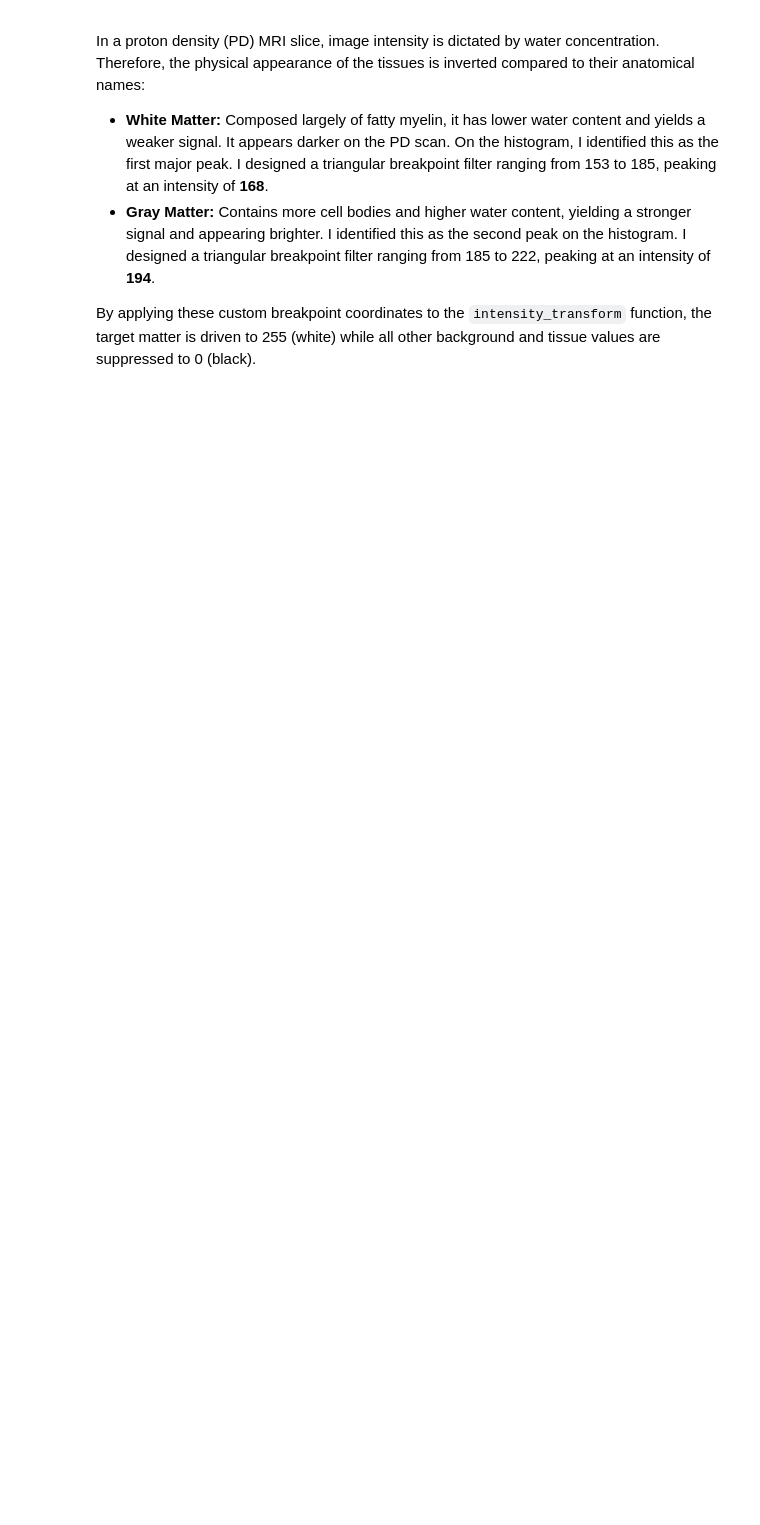
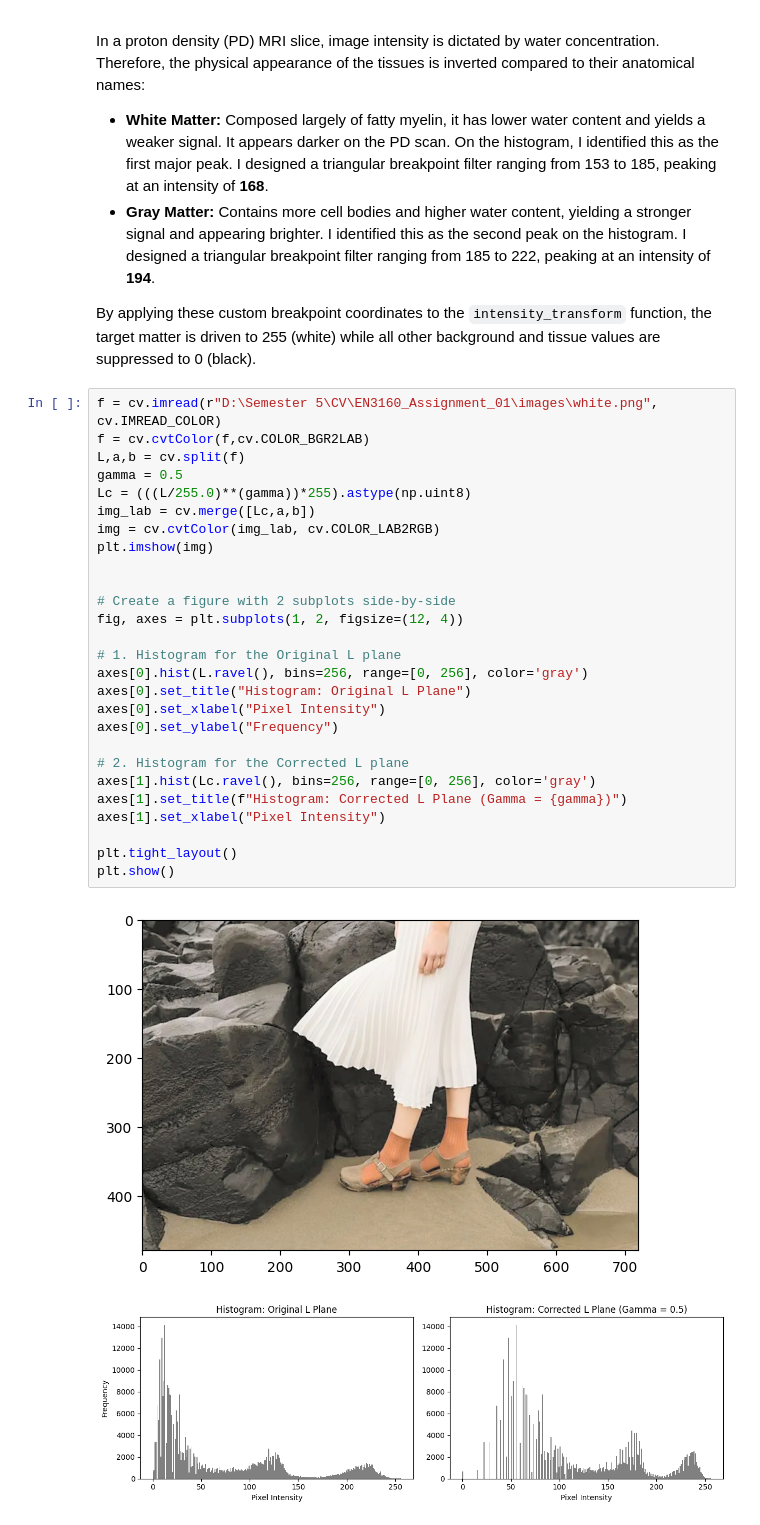
Before and after one commit to ManiiAya/EN3160_Assignment_01, a Jupyter notebook: 230065H_a01.ipynb, the cells around one changed output. Drawn from its saved outputs; the diff is of its cells as text; blank space fills up the shorter version.

Commit message:
Added gamma T

```diff
--- a/230065H_a01.ipynb
+++ b/230065H_a01.ipynb
@@ -237,3 +237,33 @@ In a proton density (PD) MRI slice, image intensity is dictated by water concent
 * **Gray Matter:** Contains more cell bodies and higher water content, yielding a stronger signal and appearing brighter. I identified this as the second peak on the histogram. I designed a triangular breakpoint filter ranging from 185 to 222, peaking at an intensity of **194**.
 
 By applying these custom breakpoint coordinates to the `intensity_transform` function, the target matter is driven to 255 (white) while all other background and tissue values are suppressed to 0 (black).
+# %%
+f = cv.imread(r"D:\Semester 5\CV\EN3160_Assignment_01\images\white.png", cv.IMREAD_COLOR)
+f = cv.cvtColor(f,cv.COLOR_BGR2LAB)
+L,a,b = cv.split(f)
+gamma = 0.5
+Lc = (((L/255.0)**(gamma))*255).astype(np.uint8)
+img_lab = cv.merge([Lc,a,b])
+img = cv.cvtColor(img_lab, cv.COLOR_LAB2RGB)
+plt.imshow(img)
+
+
+# Create a figure with 2 subplots side-by-side
+fig, axes = plt.subplots(1, 2, figsize=(12, 4))
+
+# 1. Histogram for the Original L plane
+axes[0].hist(L.ravel(), bins=256, range=[0, 256], color='gray')
+axes[0].set_title("Histogram: Original L Plane")
+axes[0].set_xlabel("Pixel Intensity")
+axes[0].set_ylabel("Frequency")
+
+# 2. Histogram for the Corrected L plane
+axes[1].hist(Lc.ravel(), bins=256, range=[0, 256], color='gray')
+axes[1].set_title(f"Histogram: Corrected L Plane (Gamma = {gamma})")
+axes[1].set_xlabel("Pixel Intensity")
+
+plt.tight_layout()
+plt.show()
+# %% [output]
+[figure, added]
+[figure, added]
```
Also changed, not shown: 1 other file.
